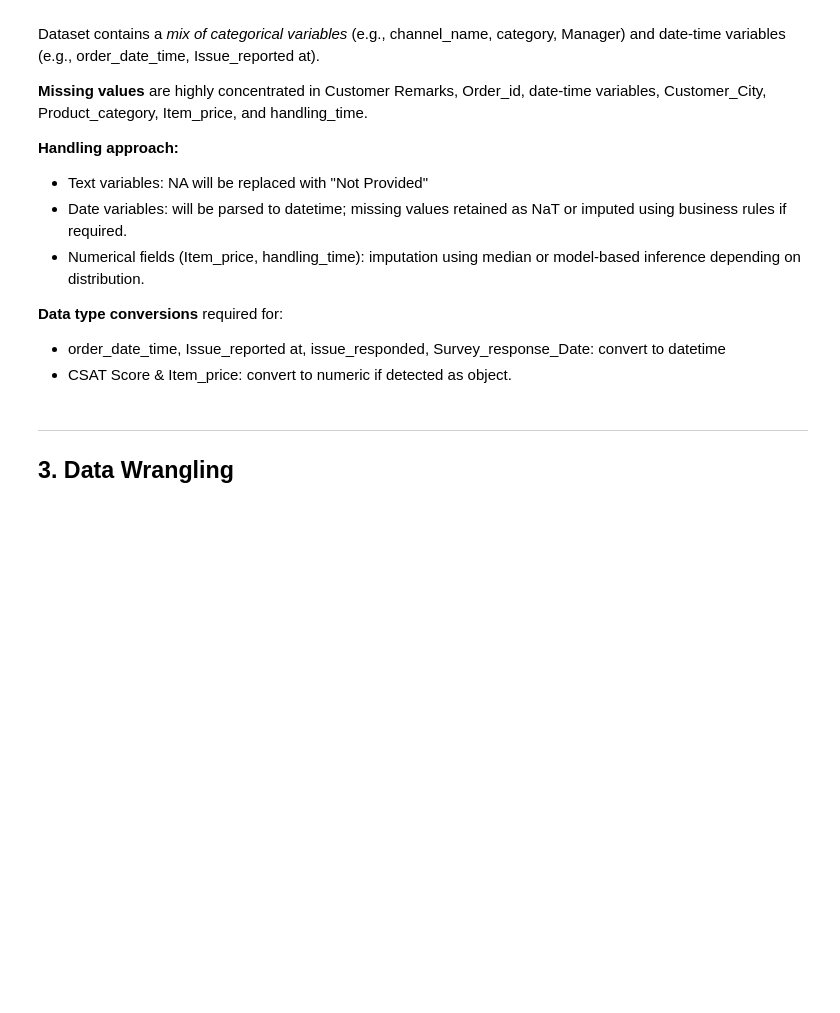
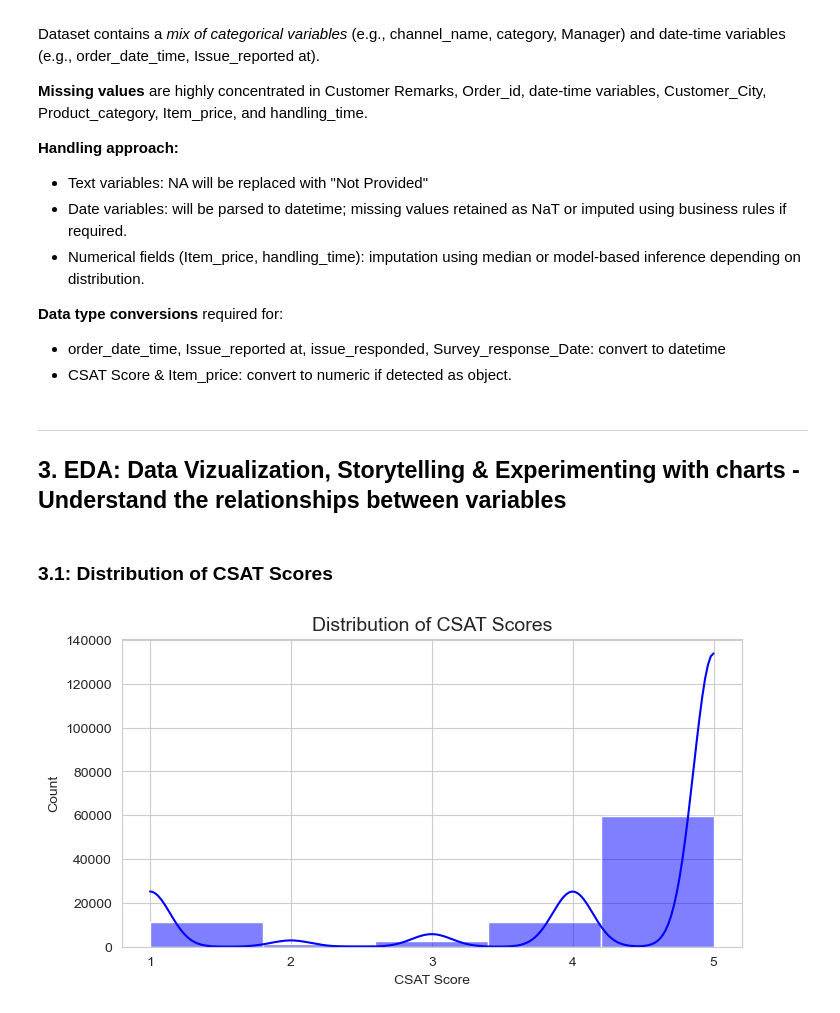
Before and after one commit to AimanSahay/CSAT-E-Commerce-Customer-Satisfaction-Score-Prediction---Deep-Learning-ANNs-, a Jupyter notebook: Mod_4_Spl_DeepCSAT - E-Commerce Customer Satisfaction Score Prediction.ipynb, the cells around one changed output. Drawn from its saved outputs; the diff is of its cells as text; code cells hidden in the pictures; blank space fills up the shorter version.

Commit message:
EDA + Data Preprocessing

```diff
--- a/Mod_4_Spl_DeepCSAT - E-Commerce Customer Satisfaction Score Prediction.ipynb
+++ b/Mod_4_Spl_DeepCSAT - E-Commerce Customer Satisfaction Score Prediction.ipynb
@@ -302,4 +325,19 @@ Dataset contains a *mix of categorical variables* (e.g., channel_name, category,
 - CSAT Score & Item_price: convert to numeric if detected as object.
 # %% [markdown]
 ---
-## 3. **Data Wrangling**
+## **3. EDA: Data Vizualization, Storytelling & Experimenting with charts - Understand the relationships between variables**
+# %% [markdown]
+### 3.1: Distribution of CSAT Scores
+# %%
+# Set style
+sns.set_style("whitegrid")
+
+plt.figure(figsize=(8, 4))
+sns.histplot(df["CSAT Score"], bins=5, kde=True, color="blue")
+plt.title("Distribution of CSAT Scores", fontsize=14)
+plt.xlabel("CSAT Score")
+plt.ylabel("Count")
+plt.xticks([1, 2, 3, 4, 5])
+plt.show()
+# %% [output]
+[figure, added]
```
Also changed, not shown: parts of 47 cells of this notebook.
